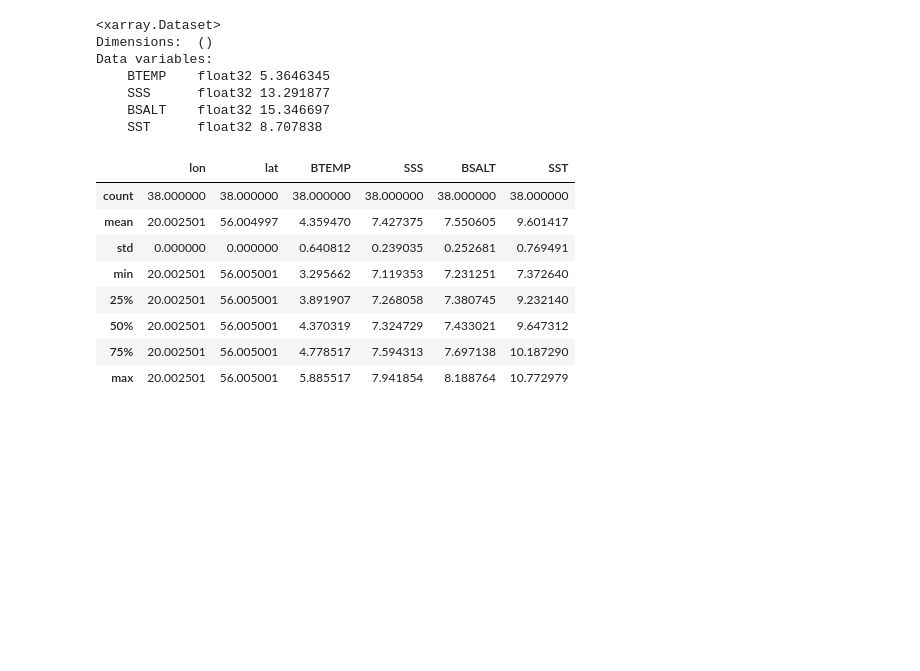
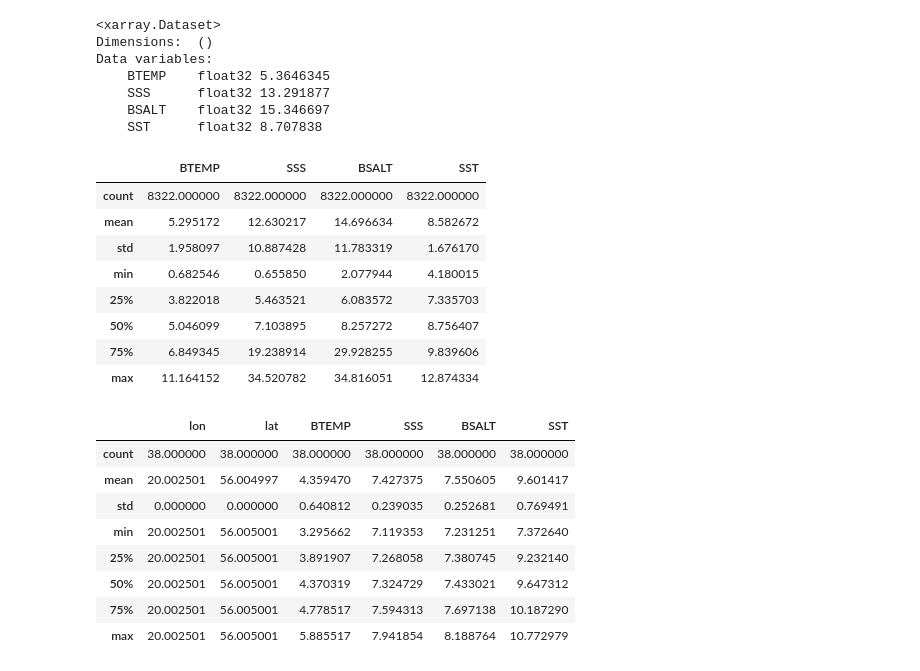
Before and after one commit to mardatade/Course-Data-Science-Workflows, a Jupyter notebook: netcdf_demo.ipynb, the cells around one changed output. Cells and saved outputs as stored; diff of their text form; code cells hidden in the pictures; blank space fills up the shorter version.

```diff
--- a/netcdf_demo.ipynb
+++ b/netcdf_demo.ipynb
@@ -61,4 +61,16 @@ Data variables:
     SSS      float32 13.291877
     BSALT    float32 15.346697
     SST      float32 8.707838
+# %%
+netcdf_data.isel(lon=slice(None, None, 20), lat = slice(None, None, 20)).to_dataframe().describe()
+# %% [output]
+|  | BTEMP | SSS | BSALT | SST |
+| count | 8322.000000 | 8322.000000 | 8322.000000 | 8322.000000 |
+| mean | 5.295172 | 12.630217 | 14.696634 | 8.582672 |
+| std | 1.958097 | 10.887428 | 11.783319 | 1.676170 |
+| min | 0.682546 | 0.655850 | 2.077944 | 4.180015 |
+| 25% | 3.822018 | 5.463521 | 6.083572 | 7.335703 |
+| 50% | 5.046099 | 7.103895 | 8.257272 | 8.756407 |
+| 75% | 6.849345 | 19.238914 | 29.928255 | 9.839606 |
+| max | 11.164152 | 34.520782 | 34.816051 | 12.874334 |
 # %%
```
Also changed, not shown: parts of 3 cells of this notebook, 3 other files.
